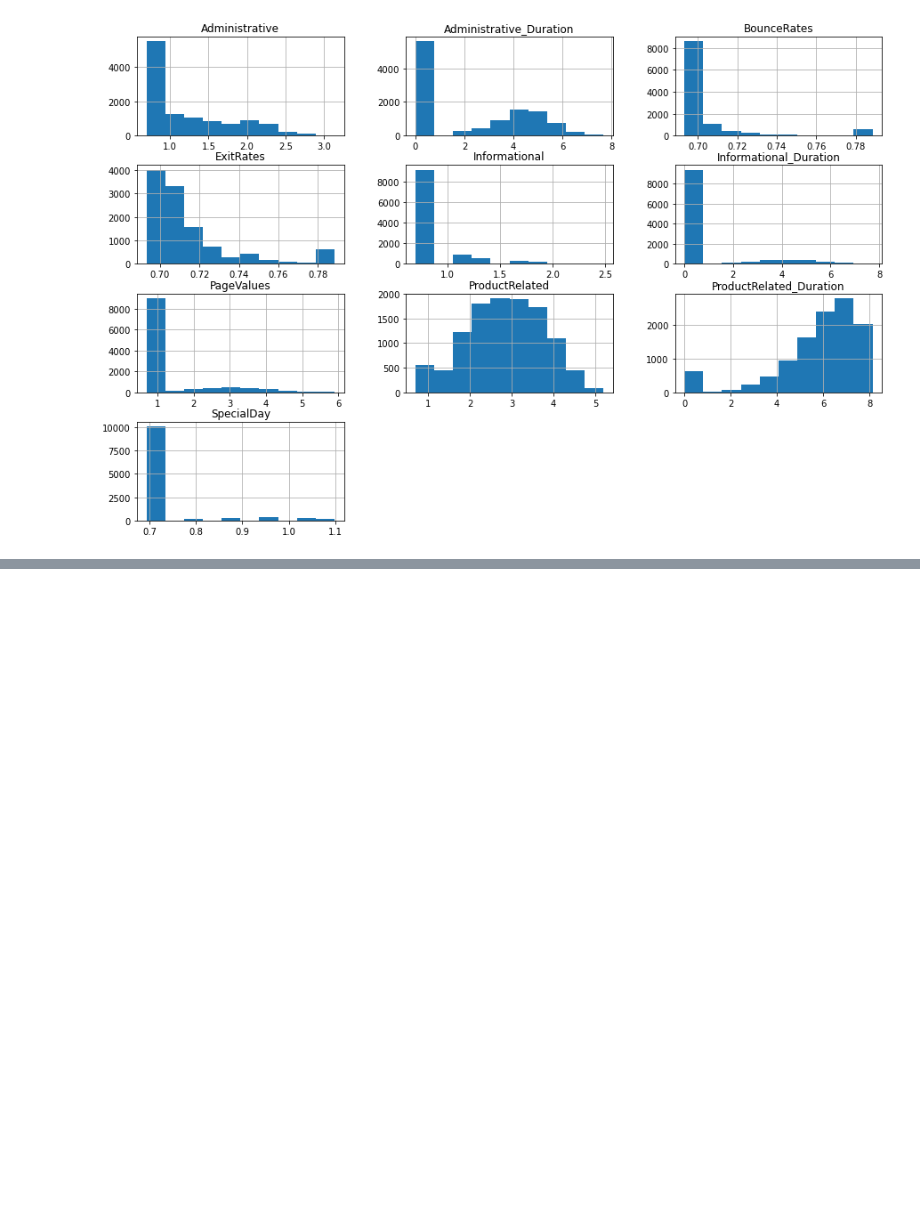
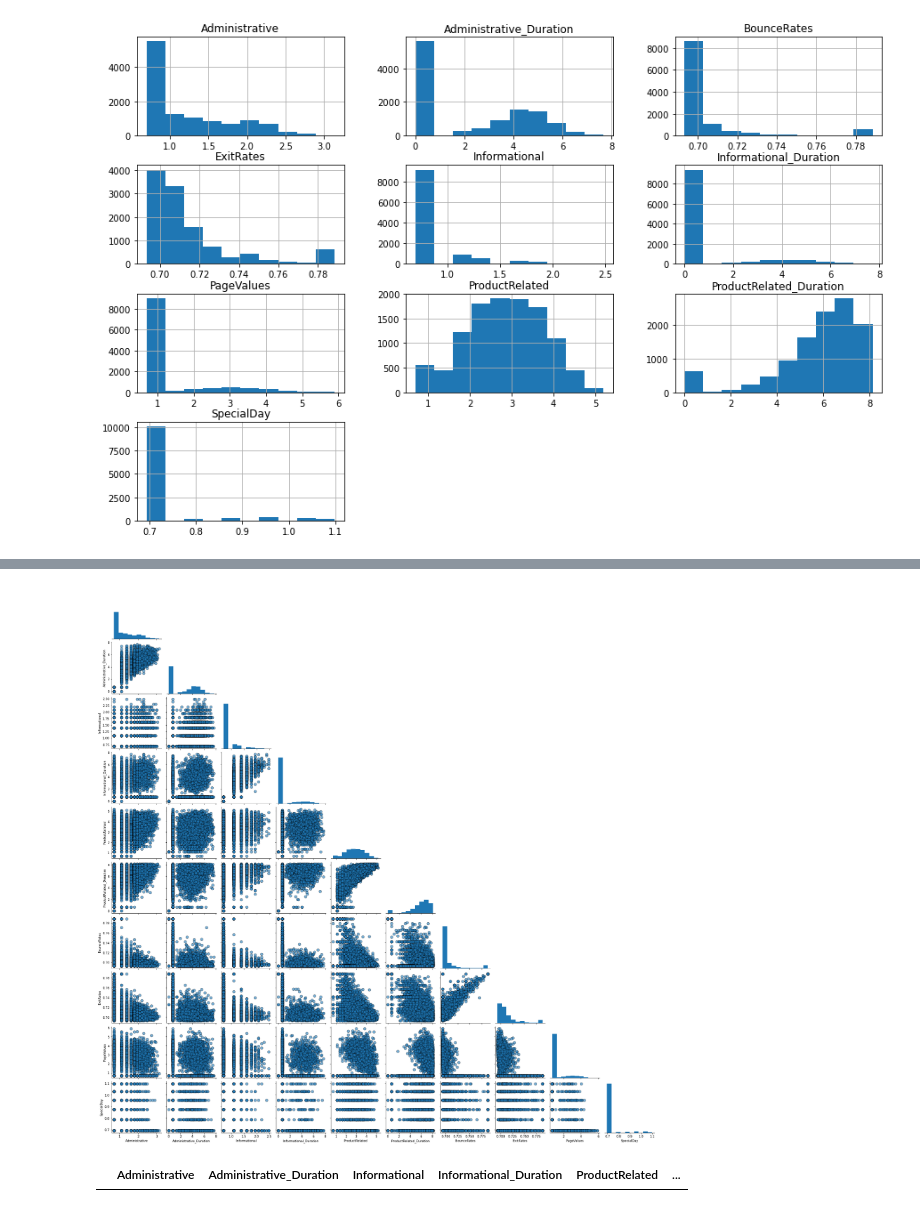
Before and after one commit to SanjaPanda/Online-Shopper-Intention-Capstone, a Jupyter notebook: Pre-processing and Training Data Development.ipynb, the cells around one changed output, grey strips where cells are left out. Drawn from its saved outputs; the diff is of its cells as text; code cells hidden in the pictures; blank space fills up the shorter version.

```diff
--- a/Pre-processing and Training Data Development.ipynb
+++ b/Pre-processing and Training Data Development.ipynb
@@ -286,0 +294,11 @@ plt.show()
+# %%
+g = sns.pairplot(tst
+                 ,diag_kind = 'hist'
+                 ,plot_kws = {'alpha': 0.6, 's': 80, 'edgecolor': 'k'}
+                 ,corner=True)
+# %% [output]
+[figure, added]
+# %%
+tst[tst['ProductRelated_Duration'].isnull()]
+# %% [output]
+|  | Administrative | Administrative_Duration | Informational | Informational_Duration | ProductRelated | ... |
```
Also changed, not shown: parts of 6 cells of this notebook.
